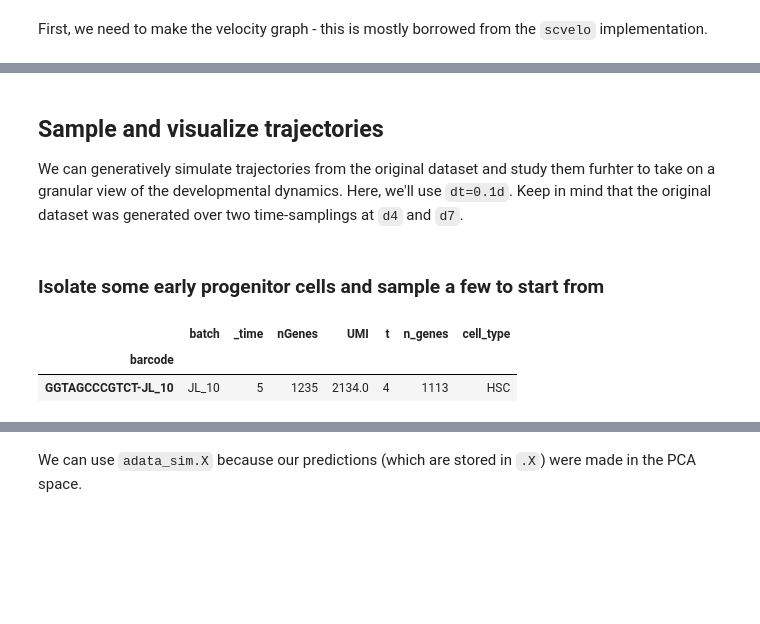
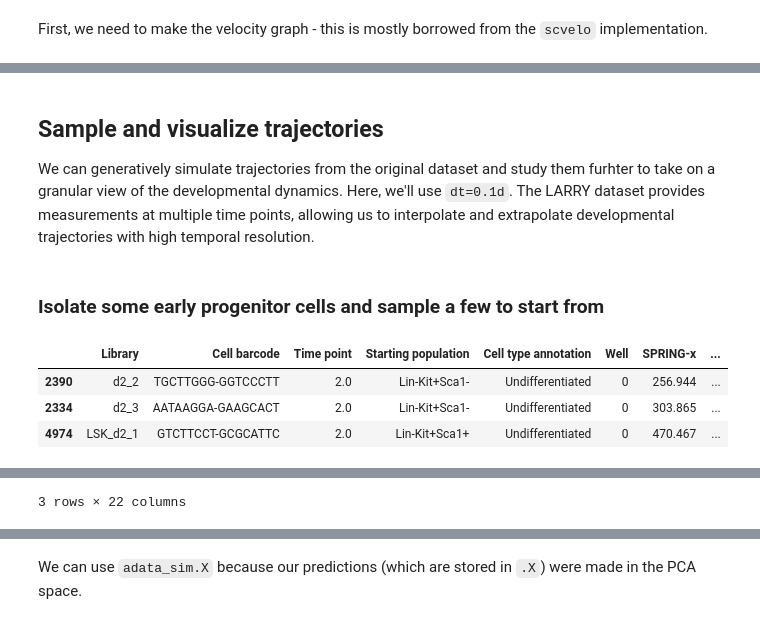
Before and after one commit to scDiffEq/scDiffEq, a Jupyter notebook: docs/source/_analyses/quickstart.ipynb, the cells around one changed output, grey strips where cells are left out. Drawn from its saved outputs; the diff is of its cells as text; code cells hidden in the pictures; blank space fills up the shorter version.

```diff
--- a/docs/source/_analyses/quickstart.ipynb
+++ b/docs/source/_analyses/quickstart.ipynb
@@ -28,4 +22,4 @@ Here we'll use a dataset contributed by the work of Dr. Xiaojie Qiu in ***Dynamo
 # %%
-adata = sdq.datasets.human_hematopoiesis(data_dir="/home/mvinyard/data/")
-adata
+adata_ref = sdq.datasets.larry(data_dir="/Users/mvinyard/data/")
+adata_ref
 # %% [output]
@@ -38,0 +35,5 @@ AnnData object with n_obs × n_vars = 1947 × 2477
+# %%
+import umap
+
+UMAP = umap.UMAP(n_components=2)
+adata_ref.obsm["X_umap"] = UMAP.fit_transform(adata_ref.obsm["X_pca"])
@@ -39,3 +42,14 @@ AnnData object with n_obs × n_vars = 1947 × 2477
+# %%
+nm_clones = adata_ref.uns["fate_counts"][["Monocyte", "Neutrophil"]].dropna().index
+adata_ref.obs['nm_clones'] = adata_ref.obs["clone_idx"].isin(nm_clones)
+MASK = adata_ref.obs["Cell type annotation"].isin(["Monocyte", "Neutrophil", "Undifferentiated"]) & adata_ref.obs['nm_clones']
+
+adata = adata_ref[MASK].copy()
+
+del adata.obsm['X_clone']
+del adata.obsm["cell_fate_df"]
+
+adata.obs.index = adata.obs.reset_index(drop=True).index.astype(str)
 # %% [markdown]
 ## Define the model
 
@@ -66,0 +72,2 @@ Seed set to 0
+# %%
+model = sdq.scDiffEq(adata)
@@ -169,17 +196,18 @@ sdq.pl.velocity_stream(model.adata, c="diffusion")
 # %% [markdown]
 ## Sample and visualize trajectories
 
-We can generatively simulate trajectories from the original dataset and study them furhter to take on a granular view of the developmental dynamics. Here, we'll use `dt=0.1d`. Keep in mind that the original dataset was generated over two time-samplings at `d4` and `d7`.
+We can generatively simulate trajectories from the original dataset and study them furhter to take on a granular view of the developmental dynamics. Here, we'll use `dt=0.1d`. The LARRY dataset provides measurements at multiple time points, allowing us to interpolate and extrapolate developmental trajectories with high temporal resolution.
 # %% [markdown]
 ### Isolate some early progenitor cells and sample a few to start from
 # %%
 progenitor = (
-    adata.obs.loc[adata.obs["t"] == adata.obs["t"].min()]
-    .loc[adata.obs["cell_type"] == "HSC"]
-    .sample()
+    model.adata.obs.loc[model.adata.obs["Time point"] == model.adata.obs["Time point"].min()]
+    .loc[model.adata.obs["Cell type annotation"] == "Undifferentiated"]
+    .sample(3)
 )
 progenitor
 # %% [output]
-|  | batch | _time | nGenes | UMI | t | n_genes | cell_type |
-| barcode |  |  |  |  |  |  |  |
-| GGTAGCCCGTCT-JL_10 | JL_10 | 5 | 1235 | 2134.0 | 4 | 1113 | HSC |
+|  | Library | Cell barcode | Time point | Starting population | Cell type annotation | Well | SPRING-x | ... |
+| 2390 | d2_2 | TGCTTGGG-GGTCCCTT | 2.0 | Lin-Kit+Sca1- | Undifferentiated | 0 | 256.944 | ... |
+| 2334 | d2_3 | AATAAGGA-GAAGCACT | 2.0 | Lin-Kit+Sca1- | Undifferentiated | 0 | 303.865 | ... |
+| 4974 | LSK_d2_1 | GTCTTCCT-GCGCATTC | 2.0 | Lin-Kit+Sca1+ | Undifferentiated | 0 | 470.467 | ... |
@@ -186,0 +214 @@ progenitor
+3 rows × 22 columns
```
Also changed, not shown: parts of 38 cells of this notebook, 12 other files.
